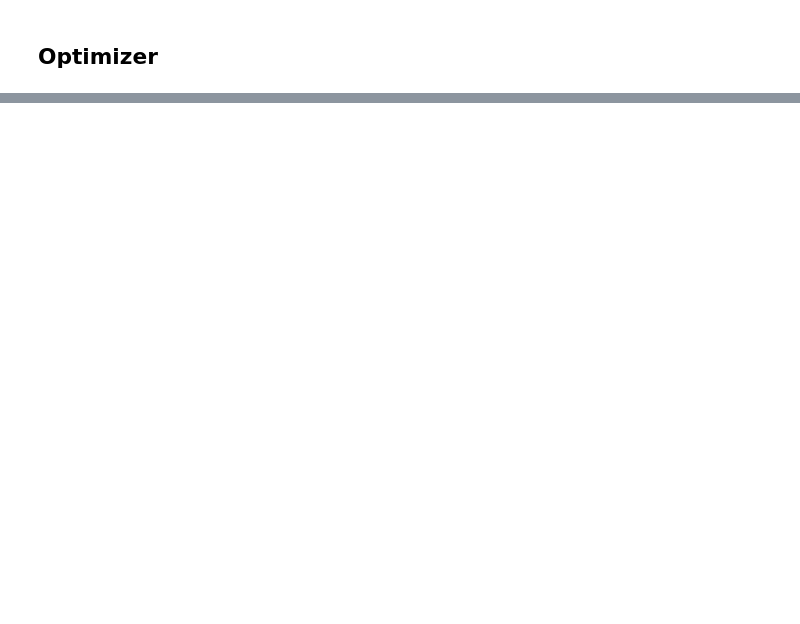
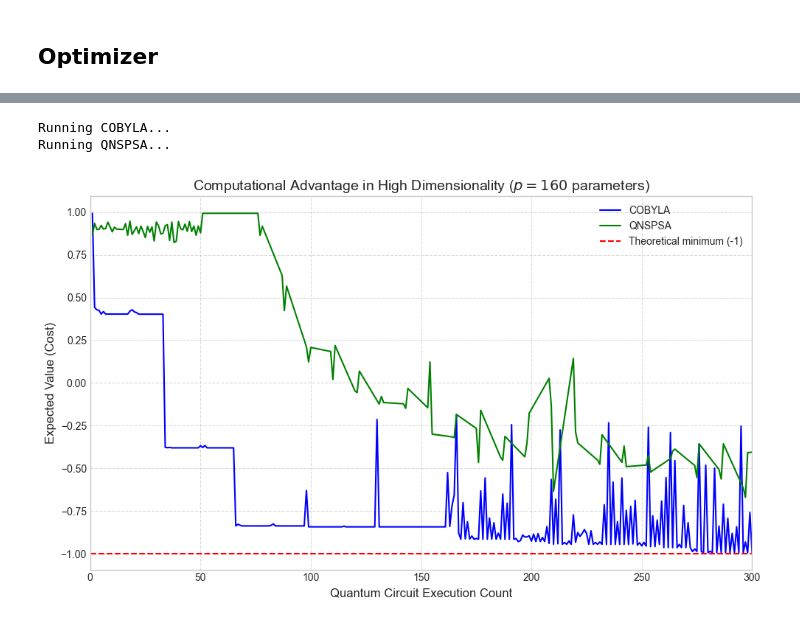
Before and after one commit to sdlt2003/barren-plateaus-in-qnns, a Jupyter notebook: assets/code/QNSPSA-vs-COBYLA.ipynb, the cells around one changed output, grey strips where cells are left out. Drawn from its saved outputs; the diff is of its cells as text; code cells hidden in the pictures; blank space fills up the shorter version.

```diff
--- a/assets/code/QNSPSA-vs-COBYLA.ipynb
+++ b/assets/code/QNSPSA-vs-COBYLA.ipynb
@@ -377,0 +224,63 @@ Ejecutando QNSPSA con ruido estadístico (99 shots)...
+# %%
+# 1. High-dimensionality system setup
+n_qubits = 16
+
+reps_log = max(1, int(np.round(np.log2(n_qubits))))
+
+ansatz = EfficientSU2(num_qubits=n_qubits, reps=reps_log, entanglement='linear')
+observable = SparsePauliOp.from_list([("I" * (n_qubits - 1) + "Z", 1)])
+
+num_params = ansatz.num_parameters
+initial_parameters = np.random.normal(loc=0.0, scale=0.1, size=num_params)
+
+estimator = StatevectorEstimator()
+
+# 2. Shared containers and counters
+history, counts = init_trackers("cobyla", "qnspsa")
+
+objective_cobyla = make_objective(
+    "cobyla",
+    counts=counts,
+    history=history,
+    estimator=estimator,
+    ansatz=ansatz,
+    observable=observable,
+)
+objective_qnspsa = make_objective(
+    "qnspsa",
+    counts=counts,
+    history=history,
+    estimator=estimator,
+    ansatz=ansatz,
+    observable=observable,
+)
+fidelity = make_fidelity(counts=counts, key="qnspsa", circuit=ansatz)
+
+# 3. Optimizer execution (limited by iteration budget)
+# COBYLA uses maxiter as a function-evaluation cap in its SciPy backend.
+run_optimizer("cobyla", COBYLA(maxiter=300), objective_cobyla, initial_parameters)
+
+# QNSPSA uses maxiter as update steps.
+# We use fewer steps to approximately match the total evaluation budget.
+run_optimizer("qnspsa", QNSPSA(fidelity=fidelity, maxiter=50), objective_qnspsa, initial_parameters)
+
+# 4. Convergence plot
+plt.figure(figsize=(10, 6))
+plt.plot(history["cobyla"]["evals"], history["cobyla"]["cost"], label="COBYLA", color="blue")
+plt.plot(history["qnspsa"]["evals"], history["qnspsa"]["cost"], label="QNSPSA", color="green")
+
+plt.axhline(y=-1.0, color="r", linestyle="--", label="Theoretical minimum (-1)")
+plt.title(f"Computational Advantage in High Dimensionality ($p={num_params}$ parameters)", fontsize=14)
+plt.xlabel("Quantum Circuit Execution Count", fontsize=12)
+plt.ylabel("Expected Value (Cost)", fontsize=12)
+
+# Limit the x-axis to 300 evaluations to compare equal budgets
+plt.xlim(0, 300)
+plt.legend()
+plt.grid(True, linestyle="--", alpha=0.7)
+plt.tight_layout()
+plt.show()
+# %% [output]
+Running COBYLA...
+Running QNSPSA...
+[figure, added]
```
Also changed, not shown: parts of 14 cells of this notebook, 5 other files.
